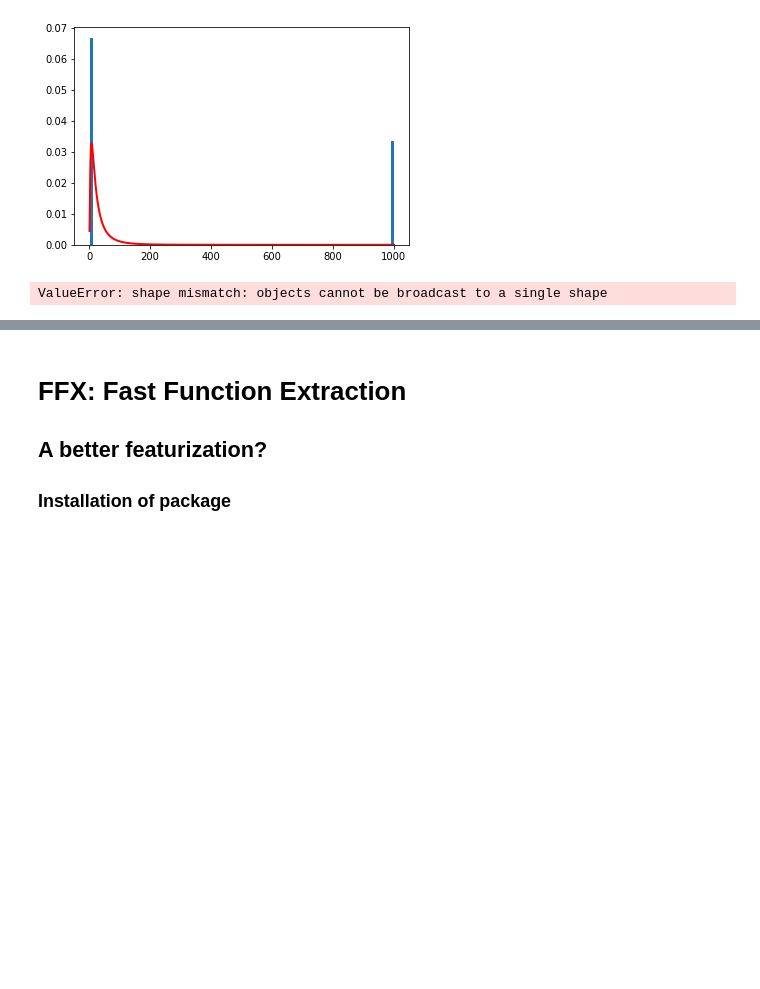
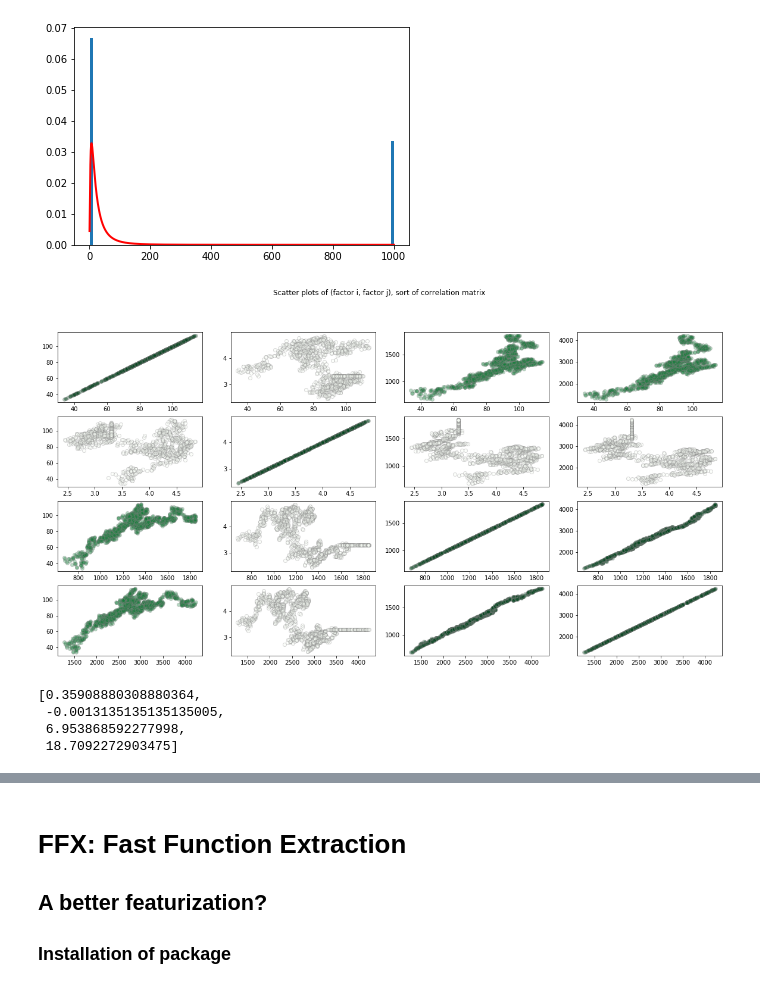
Before and after one commit to Gadiben/AML2018, a Jupyter notebook: Notebooks/MC.ipynb, the cells around one changed output, grey strips where cells are left out. Saved outputs shown, nothing was run; the diff lists cells and outputs as text; code cells hidden in the pictures; blank space fills up the shorter version.

```diff
--- a/Notebooks/MC.ipynb
+++ b/Notebooks/MC.ipynb
@@ -1470,13 +1477,3 @@ plt.axis('tight')
 plt.show()
 # %% [output]
 [figure]
-# %%
-trialFactorReturns =  np.random.lognormal(factorMeans, factorCov,1000)
-
-count, bins, ignored = plt.hist(trialFactorReturns.T[0], 100, normed=True, align='mid')
-x = np.linspace(min(bins), max(bins), 10000)
-pdf = (np.exp(-(np.log(x) - mu)**2 / (2 * sigma**2))/(x * sigma * np.sqrt(2 * np.pi)))
-plt.plot(x, pdf, linewidth=2, color='r')
-plt.show()
-# %% [output]
-ValueError: shape mismatch: objects cannot be broadcast to a single shape
@@ -1484,0 +1480,18 @@ def generate_sample()
+# %%
+factorsVal = [[sample[1] for sample in factor] for factor in factors]
+correlationVal = np.corrcoef(factorsVal)
+
+factorValCov = np.cov(factorsVal)
+factorValMeans = np.mean(factorsVal, axis=1)
+# %%
+plt.figure(figsize=(20,10))
+cmap = plt.cm.get_cmap("Greens")
+for i in range(4):
+    for j in range(4):
+        plt.subplot(4,4,4*i+j+1)
+        plt.scatter(factorsVal[i], factorsVal[j],color=cmap(correlationVal[i][j]), alpha=0.3,linewidths=1,edgecolors='grey')
+
+plt.suptitle("Scatter plots of (factor i, factor j), sort of correlation matrix")
+plt.show()
+# %% [output]
+[figure, added]
@@ -1484,0 +1512,7 @@ def generate_sample()
+# %%
+factorMeans
+# %% [output]
+[0.35908880308880364,
+ -0.0013135135135135005,
+ 6.953868592277998,
+ 18.7092272903475]
```
Also changed, not shown: parts of 6 cells of this notebook.
